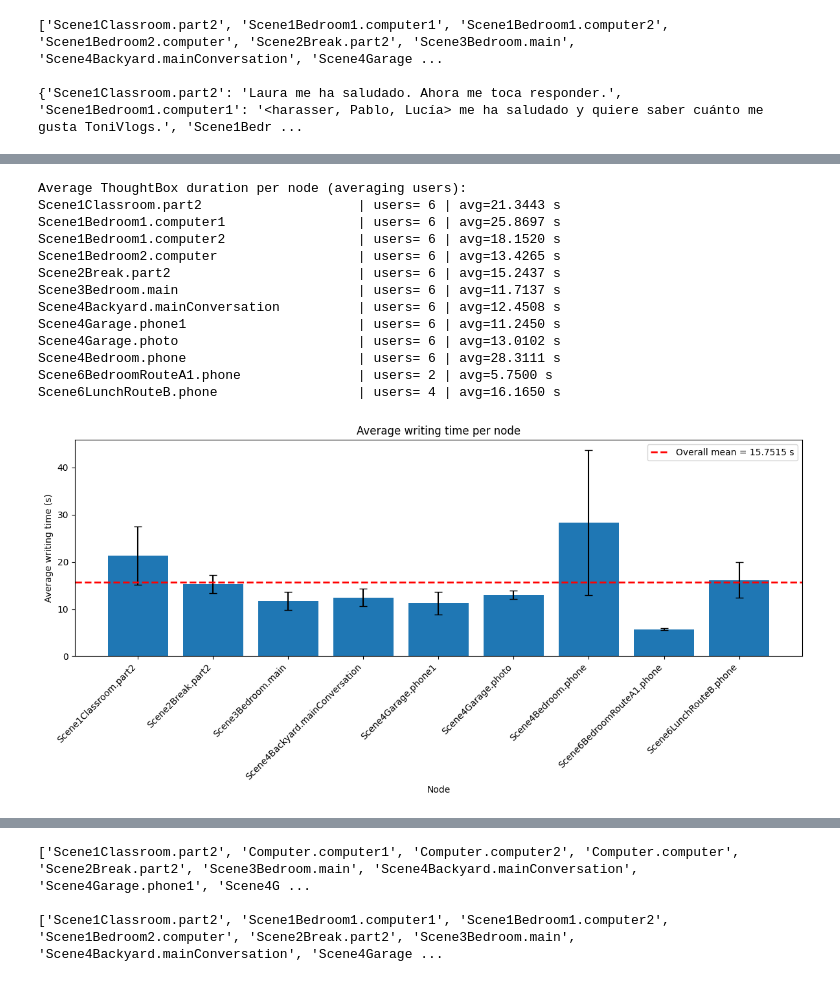
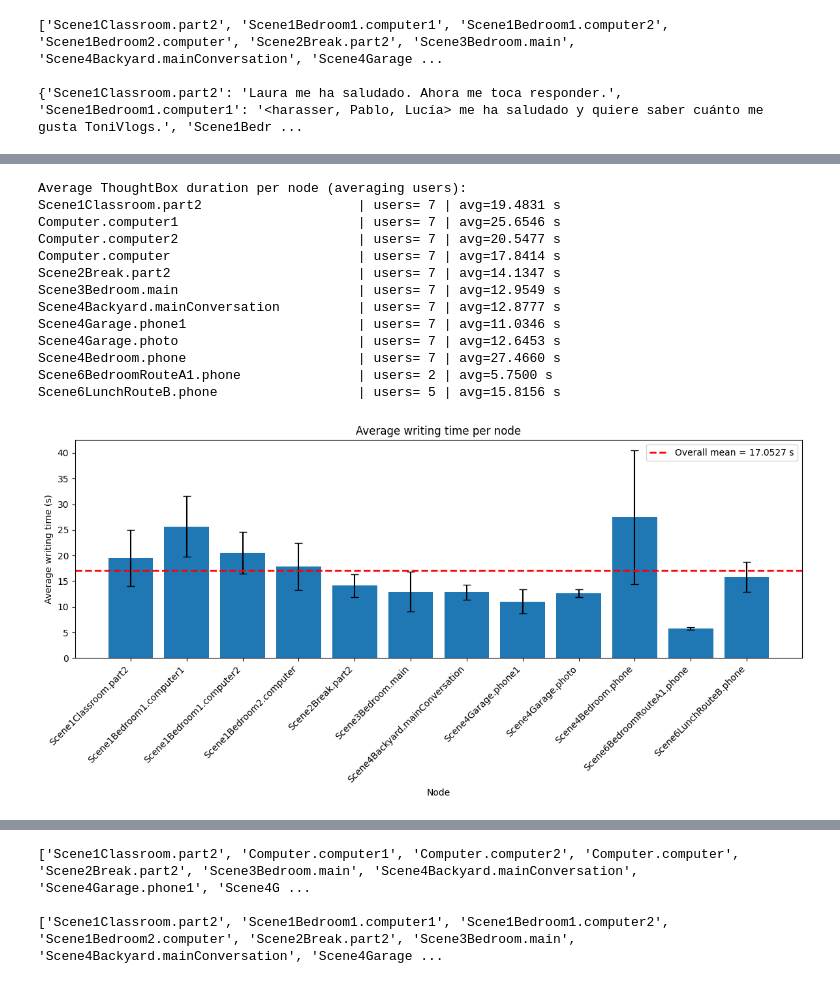
Before and after one commit to MattCastUCM/JustShare, a Jupyter notebook: server/analysis/analysis.ipynb, the cells around one changed output, grey strips where cells are left out. Drawn from its saved outputs; the diff is of its cells as text; code cells hidden in the pictures.

```diff
--- a/server/analysis/analysis.ipynb
+++ b/server/analysis/analysis.ipynb
@@ -557,7 +561,7 @@ krpb       | Scene6LunchRouteB.phone                  | count=1) | avg=11.2210 s
 node_user_avgs = defaultdict(list)
 
 for (user, node), values in durations.items():
-	node_user_avgs[node].append(sum(values) / len(values))
+	node_user_avgs[node].append(values[0])
 
 print("Average ThoughtBox duration per node (averaging users):")
 
@@ -579,44 +583,39 @@ for expected in node_order:
 		match = None
 
 		for node in available_nodes:
-			if "." not in node:
-				continue
-
 			node_part = node.split(".", 1)[1]
 
 			if node_part == expected_part:
 				match = node
 				break
 
-	if match is None:
-		continue
+	if match is not None:
+		user_avgs = node_user_avgs[match]
+		avg = sum(user_avgs) / len(user_avgs)
 
-	user_avgs = node_user_avgs[match]
-	avg = sum(user_avgs) / len(user_avgs)
+		print(
+			f"{match:40} | "
+			f"users={len(user_avgs):2d} | "
+			f"avg={avg:.4f} s"
+		)
 
-	print(
-		f"{expected:40} | "
-		f"users={len(user_avgs):2d} | "
-		f"avg={avg:.4f} s"
-	)
-
-	nodes.append(match)
-	labels.append(expected)
-	averages.append(avg)
+		nodes.append(match)
+		labels.append(expected)
+		averages.append(avg)
 # %% [output]
 Average ThoughtBox duration per node (averaging users):
-Scene1Classroom.part2                    | users= 6 | avg=21.3443 s
-Scene1Bedroom1.computer1                 | users= 6 | avg=25.8697 s
-Scene1Bedroom1.computer2                 | users= 6 | avg=18.1520 s
-Scene1Bedroom2.computer                  | users= 6 | avg=13.4265 s
-Scene2Break.part2                        | users= 6 | avg=15.2437 s
-Scene3Bedroom.main                       | users= 6 | avg=11.7137 s
-Scene4Backyard.mainConversation          | users= 6 | avg=12.4508 s
-Scene4Garage.phone1                      | users= 6 | avg=11.2450 s
-Scene4Garage.photo                       | users= 6 | avg=13.0102 s
-Scene4Bedroom.phone                      | users= 6 | avg=28.3111 s
+Scene1Classroom.part2                    | users= 7 | avg=19.4831 s
+Computer.computer1                       | users= 7 | avg=25.6546 s
+Computer.computer2                       | users= 7 | avg=20.5477 s
+Computer.computer                        | users= 7 | avg=17.8414 s
+Scene2Break.part2                        | users= 7 | avg=14.1347 s
+Scene3Bedroom.main                       | users= 7 | avg=12.9549 s
+Scene4Backyard.mainConversation          | users= 7 | avg=12.8777 s
+Scene4Garage.phone1                      | users= 7 | avg=11.0346 s
+Scene4Garage.photo                       | users= 7 | avg=12.6453 s
+Scene4Bedroom.phone                      | users= 7 | avg=27.4660 s
 Scene6BedroomRouteA1.phone               | users= 2 | avg=5.7500 s
-Scene6LunchRouteB.phone                  | users= 4 | avg=16.1650 s
+Scene6LunchRouteB.phone                  | users= 5 | avg=15.8156 s
 # %%
 items = dict(node_user_avgs)
 
@@ -625,11 +624,8 @@ means = []
 sems = []
 counts = []
 
-for label in labels:
-	user_avgs = items.get(label)
-
-	if user_avgs is None or len(user_avgs) == 0:
-		continue
+for node, label in zip(nodes, labels):
+	user_avgs = items.get(node)
 
 	n_users = len(user_avgs)
 
@@ -645,31 +641,31 @@ for label in labels:
 	counts.append(n_users)
 
 # Media ponderada en función del número de usuarios
 overall_mean = np.average(means, weights=counts)
 
 plt.figure(figsize=(12, 6))
 
 bars = plt.bar(
 	plot_labels,
 	means,
 	yerr=sems,
 	capsize=4
 )
 
 plt.axhline(
 	overall_mean,
 	color="red",
 	linestyle="--",
 	linewidth=2,
 	label=f"Overall mean = {overall_mean:.4f} s",
 )
 
 plt.xticks(rotation=45, ha="right")
 plt.xlabel("Node")
 plt.ylabel("Average writing time (s)")
 plt.title("Average writing time per node")
 plt.legend()
 plt.tight_layout()
 plt.show()
 # %% [output]
-[figure, old version]
+[figure, new version]
```
Also changed, not shown: parts of 18 cells of this notebook, 10 other files.
